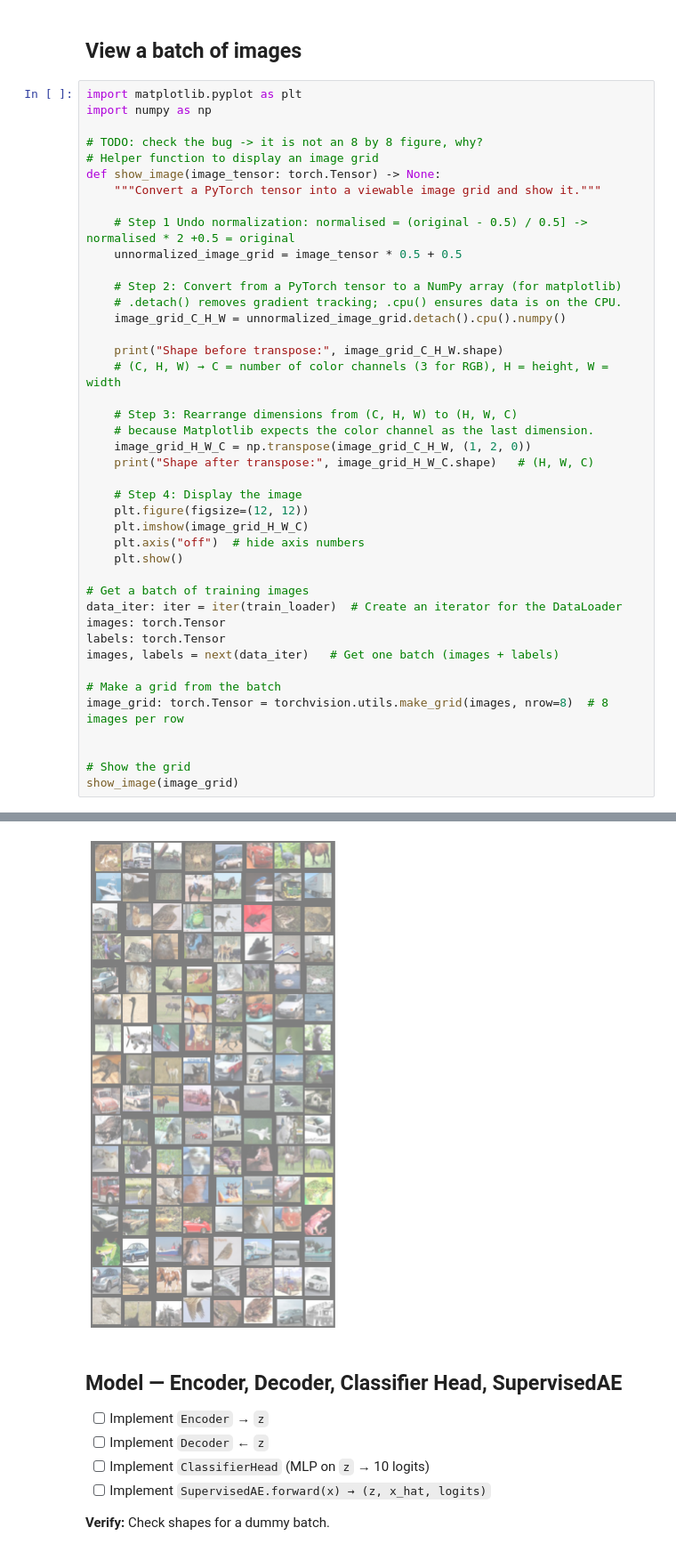
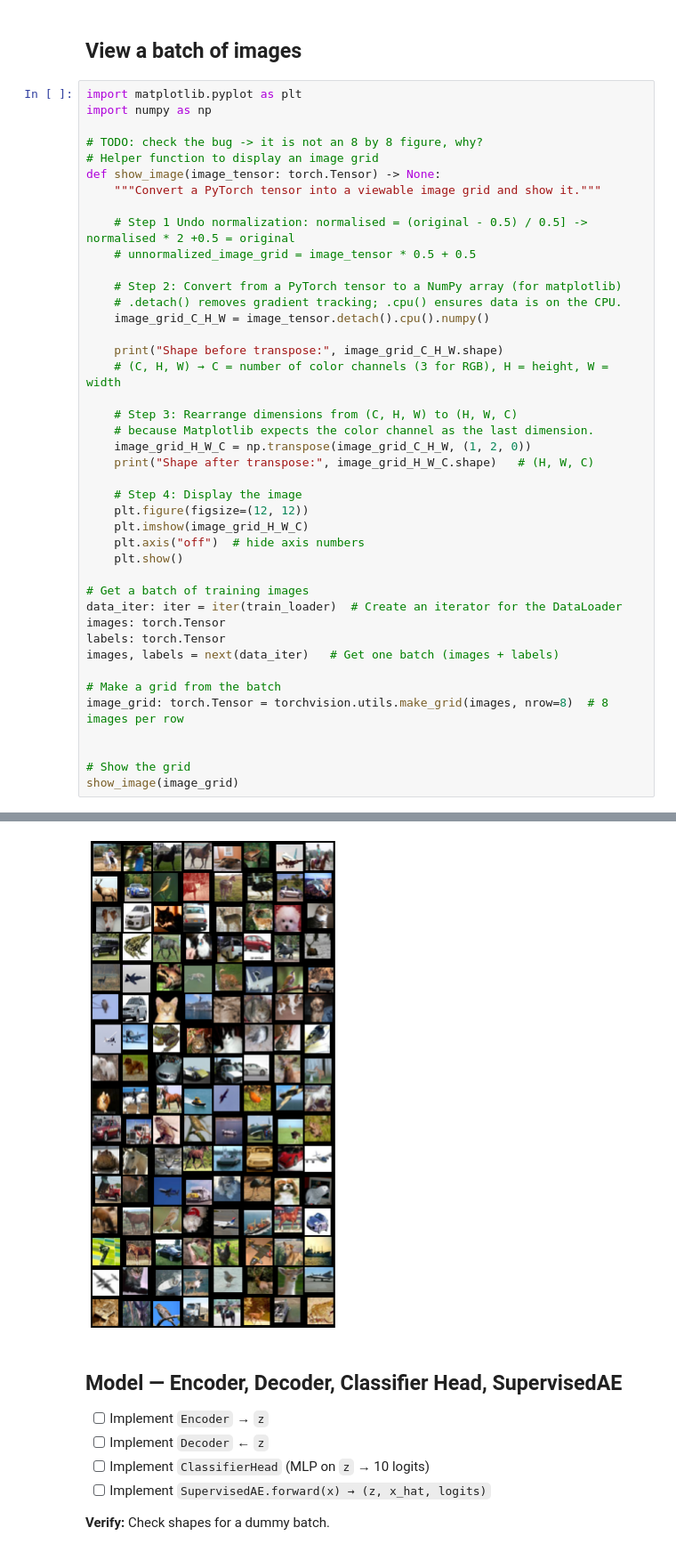
Before and after one commit to elfreyer/project_module_3, a Jupyter notebook: notebooks/02_supervised_autoencoder_cifar10.ipynb, the cells around one changed output, grey strips where cells are left out. Shown: that part at 89% size. Cells and saved outputs as stored; diff of their text form.

```diff
--- a/notebooks/02_supervised_autoencoder_cifar10.ipynb
+++ b/notebooks/02_supervised_autoencoder_cifar10.ipynb
@@ -206,42 +207,42 @@ def show_image(image_tensor: torch.Tensor) -> None:
     """Convert a PyTorch tensor into a viewable image grid and show it."""
 
     # Step 1 Undo normalization: normalised = (original - 0.5) / 0.5] -> normalised * 2 +0.5 = original
-    unnormalized_image_grid = image_tensor * 0.5 + 0.5
+    # unnormalized_image_grid = image_tensor * 0.5 + 0.5
 
     # Step 2: Convert from a PyTorch tensor to a NumPy array (for matplotlib)
     # .detach() removes gradient tracking; .cpu() ensures data is on the CPU.
-    image_grid_C_H_W = unnormalized_image_grid.detach().cpu().numpy()
+    image_grid_C_H_W = image_tensor.detach().cpu().numpy()
 
     print("Shape before transpose:", image_grid_C_H_W.shape)
     # (C, H, W) → C = number of color channels (3 for RGB), H = height, W = width
 
     # Step 3: Rearrange dimensions from (C, H, W) to (H, W, C)
     # because Matplotlib expects the color channel as the last dimension.
     image_grid_H_W_C = np.transpose(image_grid_C_H_W, (1, 2, 0))
     print("Shape after transpose:", image_grid_H_W_C.shape)   # (H, W, C)
 
     # Step 4: Display the image
     plt.figure(figsize=(12, 12))
     plt.imshow(image_grid_H_W_C)
     plt.axis("off")  # hide axis numbers
     plt.show()
 
 # Get a batch of training images
 data_iter: iter = iter(train_loader)  # Create an iterator for the DataLoader
 images: torch.Tensor
 labels: torch.Tensor
 images, labels = next(data_iter)   # Get one batch (images + labels)
 
 # Make a grid from the batch
 image_grid: torch.Tensor = torchvision.utils.make_grid(images, nrow=8)  # 8 images per row
 
 
 # Show the grid
 show_image(image_grid)
 # %% [output]
 Shape before transpose: (3, 546, 274)
 Shape after transpose: (546, 274, 3)
-[figure, old version]
+[figure, new version]
 # %% [markdown]
 ## Model — Encoder, Decoder, Classifier Head, SupervisedAE
 - [ ] Implement `Encoder` → `z`
```
Also changed, not shown: parts of 5 cells of this notebook.
